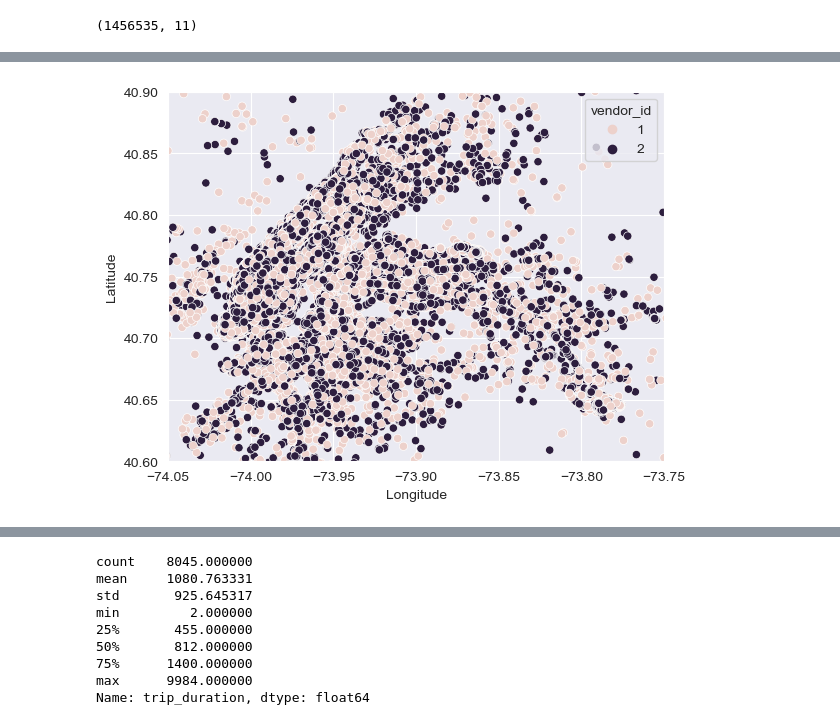
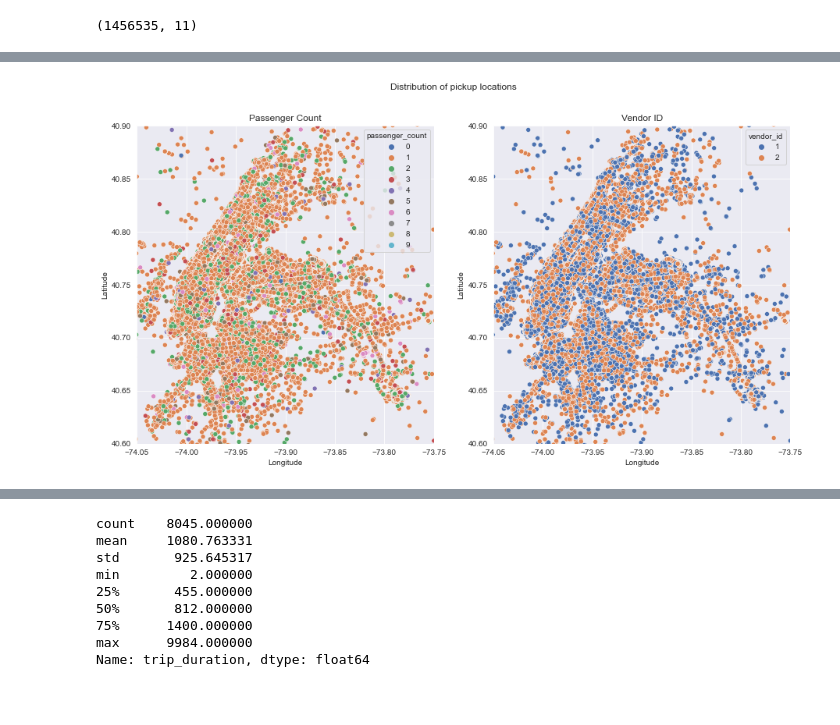
Before and after one commit to ajigeo/NYC-taxi-trip-duration-prediction, a Jupyter notebook: NYC_taxi_duration_prediction.ipynb, the cells around one changed output, grey strips where cells are left out. Saved outputs shown, nothing was run; the diff lists cells and outputs as text; code cells hidden in the pictures; blank space fills up the shorter version.

```diff
--- a/NYC_taxi_duration_prediction.ipynb
+++ b/NYC_taxi_duration_prediction.ipynb
@@ -10,7 +8,7 @@ sb.set_style("darkgrid")
 import datetime as dt
 from scipy import stats
 # %%
-data = pd.read_csv('C:/Users/arunt/Documents/nyc-taxi-trip-duration/train.csv')
+data = pd.read_csv('C:/Users/ISR1/Documents/nyc/train.csv')
 data.head(5)
 # %% [output]
 |  | id | vendor_id | pickup_datetime | dropoff_datetime | passenger_count | pickup_longitude | ... |
@@ -205,13 +232,16 @@ plt.show()
 # %%
 city_long_border = (-74.05, -73.75)
 city_lat_border = (40.60, 40.90)
 
-fig, ax = plt.subplots(ncols=1, nrows=1)
-sb.scatterplot(data = data,x='pickup_longitude',y='pickup_latitude',hue='vendor_id')
-ax.set_xlim(city_long_border)
-ax.set_ylim(city_lat_border)
-ax.set_xlabel('Longitude')
-ax.set_ylabel('Latitude')
+plt.figure(figsize=(15,7.5))
+plt.suptitle('Distribution of pickup locations')
+plt.subplot(1,2,1)
+fig = sb.scatterplot(data = data,x='pickup_longitude',y='pickup_latitude',hue='passenger_count',palette="deep",legend='auto')
+fig.set(xlim=city_long_border,ylim=city_lat_border,title="Passenger Count",xlabel="Longitude",ylabel="Latitude")
+
+plt.subplot(1,2,2)
+fig = sb.scatterplot(data = data,x='pickup_longitude',y='pickup_latitude',hue='vendor_id',palette="deep",legend='auto')
+fig.set(xlim=city_long_border,ylim=city_lat_border,title="Vendor ID",xlabel="Longitude",ylabel="Latitude")
 plt.show()
 # %% [output]
-[figure, old version]
+[figure, new version]
```
Also changed, not shown: parts of 30 cells of this notebook.
